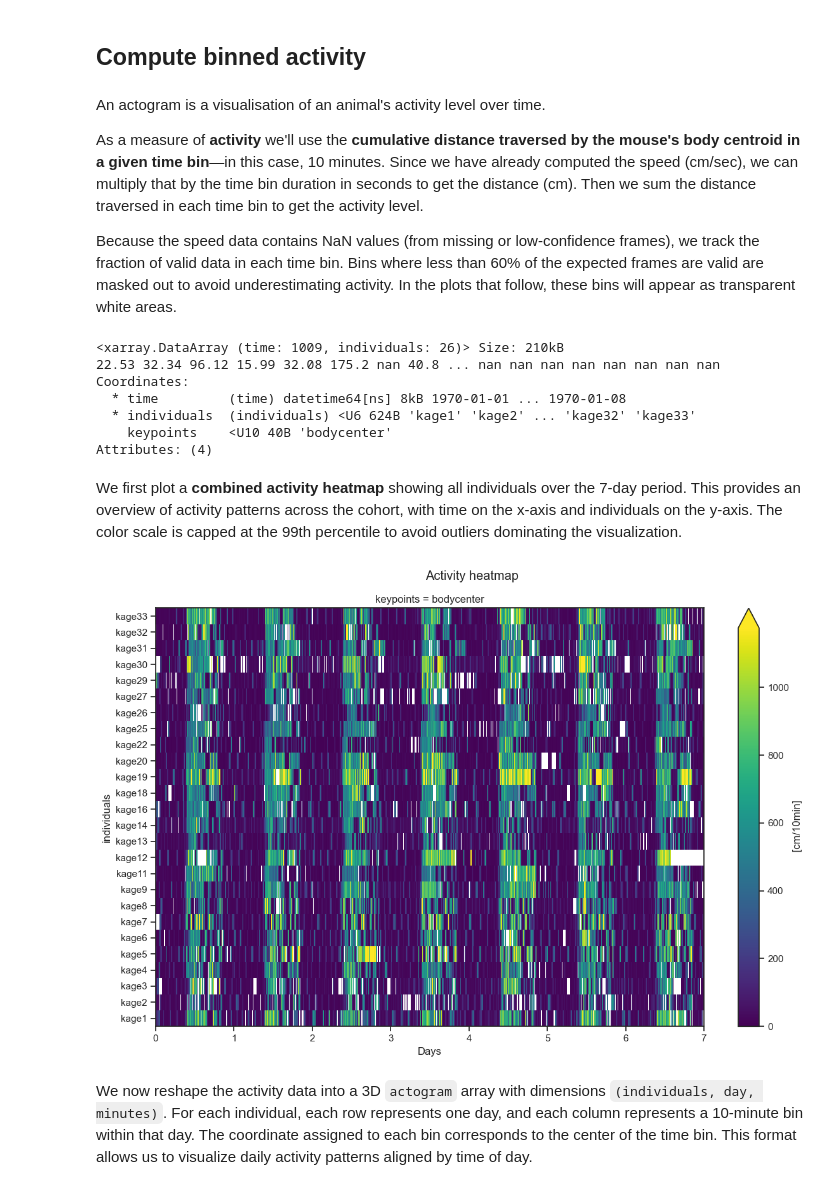
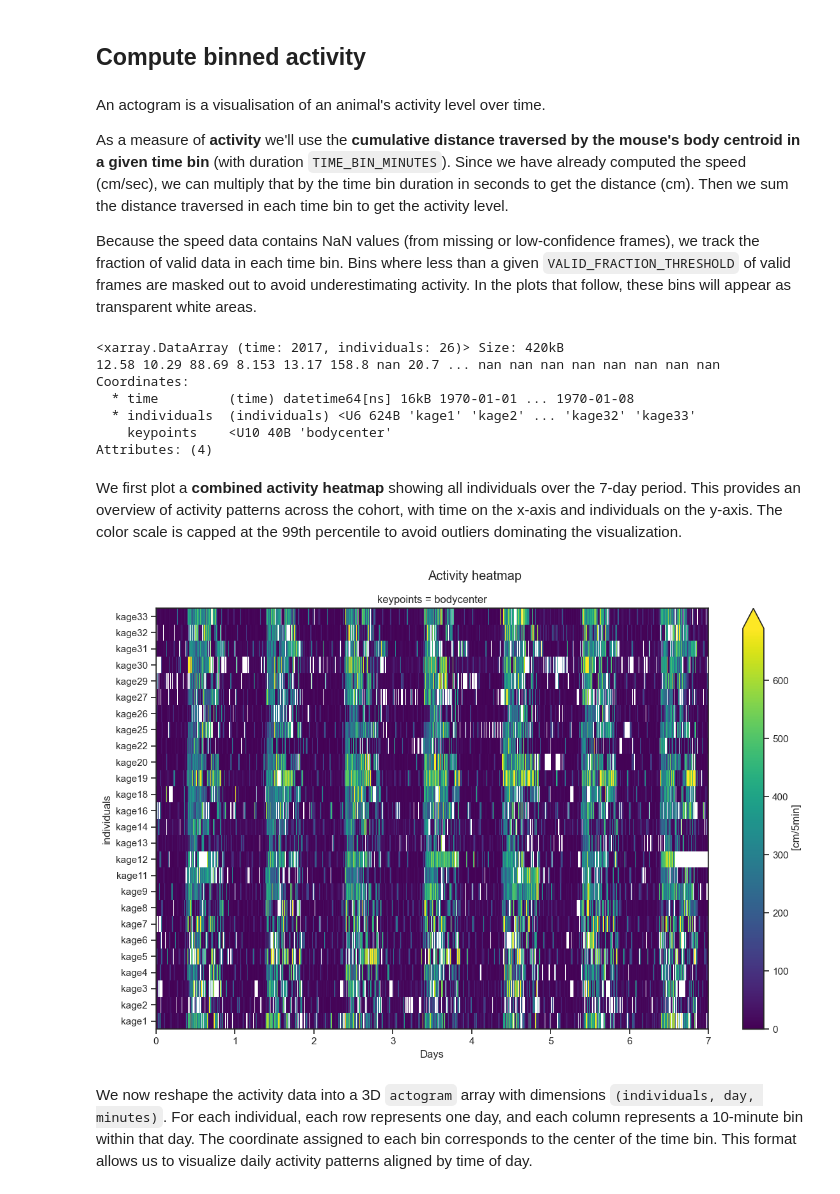
Before and after one commit to neuroinformatics-unit/smart-kages-movement, a Jupyter notebook: notebooks/05_best_week_overview.ipynb, the cells around one changed output. Drawn from its saved outputs; the diff is of its cells as text; code cells hidden in the pictures.

```diff
--- a/notebooks/05_best_week_overview.ipynb
+++ b/notebooks/05_best_week_overview.ipynb
@@ -28,0 +33,6 @@ Define some global variables and paths.
+# %%
+PIXELS_PER_CM = 10  # pixels per centimeter (need to double-check this value)
+SPEED_THRESHOLD = 4  # speed threshold in cm/sec for moving vs stationary
+DARK_PERIOD = ("09:30", "20:30")  # dark period in hh:mm format
+TIME_BIN_MINUTES = 5  # time bin size in minutes
+VALID_FRACTION_THRESHOLD = 0.7  # min fraction of valid frames per bin for activity
@@ -55,10 +62,4 @@ Define the light-dark cycle, and other parameters for activity computation and p
 # %%
-DARK_PERIOD = ("09:30", "20:30")  # dark period in hh:mm format
-TIME_BIN_MINUTES = 10  # time bin size in minutes
-VALID_FRACTION_THRESHOLD = 0.6  # min fraction of valid frames per bin for activity
-
-
-# Create a helper function that converts hh:mm to minutes
 def clock_to_minutes(t: str) -> int:
     """Convert hh:mm string to total minutes."""
     return int(t.split(":")[0]) * 60 + int(t.split(":")[1])
@@ -350,9 +351,9 @@ for kage in tqdm(ds.individuals.values, total=ds.sizes["individuals"]):
 # %% [markdown]
 An actogram is a visualisation of an animal's activity level over time.
 
-As a measure of **activity** we'll use the **cumulative distance traversed by the mouse's body centroid in a given time bin**—in this case, 10 minutes. Since we have already computed the speed (cm/sec), we can multiply that by the time bin duration in seconds to get the distance (cm). Then we sum the distance traversed in each time bin to get the activity level.
+As a measure of **activity** we'll use the **cumulative distance traversed by the mouse's body centroid in a given time bin** (with duration `TIME_BIN_MINUTES`). Since we have already computed the speed (cm/sec), we can multiply that by the time bin duration in seconds to get the distance (cm). Then we sum the distance traversed in each time bin to get the activity level.
 
-Because the speed data contains NaN values (from missing or low-confidence frames), we track the fraction of valid data in each time bin. Bins where less than 60% of the expected frames are valid are masked out to avoid underestimating activity.
+Because the speed data contains NaN values (from missing or low-confidence frames), we track the fraction of valid data in each time bin. Bins where less than a given `VALID_FRACTION_THRESHOLD` of valid frames are masked out to avoid underestimating activity.
 In the plots that follow, these bins will appear as transparent white areas.
 # %%
 time_diff = speed.coords["seconds_elapsed"].diff(dim="time")
@@ -370,48 +371,23 @@ activity.attrs["valid_fraction_threshold"] = VALID_FRACTION_THRESHOLD
 activity.attrs["description"] = "Cumulative distance traveled in cm per time bin"
 activity
 # %% [output]
-<xarray.DataArray (time: 1009, individuals: 26)> Size: 210kB
-22.53 32.34 96.12 15.99 32.08 175.2 nan 40.8 ... nan nan nan nan nan nan nan nan
+<xarray.DataArray (time: 2017, individuals: 26)> Size: 420kB
+12.58 10.29 88.69 8.153 13.17 158.8 nan 20.7 ... nan nan nan nan nan nan nan nan
 Coordinates:
-  * time         (time) datetime64[ns] 8kB 1970-01-01 ... 1970-01-08
+  * time         (time) datetime64[ns] 16kB 1970-01-01 ... 1970-01-08
   * individuals  (individuals) <U6 624B 'kage1' 'kage2' ... 'kage32' 'kage33'
     keypoints    <U10 40B 'bodycenter'
 Attributes: (4)
 # %% [markdown]
 We first plot a **combined activity heatmap** showing all individuals over the 7-day period. This provides an overview of activity patterns across the cohort, with time on the x-axis and individuals on the y-axis. The color scale is capped at the 99th percentile to avoid outliers dominating the visualization.
 # %%
-fig, ax = plt.subplots(figsize=(12, 8))
-
-activity_vmax = activity.quantile(0.99).item()  # use 99th percentile for vmax
-
-activity.plot.pcolormesh(
-    x="time",
-    y="individuals",
-    ax=ax,
+plot_activity_heatmap(
+    activity,
+    save_path=best_week_dir / "activity_heatmap.png",
     cmap="viridis",
-    vmin=0,
-    vmax=activity_vmax,
 )
-
-# Replace xtick labels with number of days since start
-week_start, week_end = ds.time.min().item(), ds.time.max().item()
-daily_ticks = pd.date_range(start=week_start, end=week_end, freq="D")
-daily_tick_labels = [
-    int((pd.Timestamp(tick) - pd.Timestamp(week_start)).days) for tick in daily_ticks
-]
-ax.set_xticks(daily_ticks)
-ax.set_xticklabels(daily_tick_labels)
-ax.set_xlabel("Days")
-ax.set_ylim(-0.5, len(ds.individuals) - 0.5)
-
-
-plt.suptitle("Activity heatmap")
-plt.tight_layout()
-
-activity_hist_path = best_week_dir / "activity_heatmap.png"
-fig.savefig(activity_hist_path, dpi=128)
 # %% [output]
-[figure, old version]
+[figure, new version]
 # %% [markdown]
 We now reshape the activity data into a 3D `actogram` array with dimensions `(individuals, day, minutes)`. For each individual, each row represents one day, and each column represents a 10-minute bin within that day. The coordinate assigned to each bin corresponds to the center of the time bin. This format allows us to visualize daily activity patterns aligned by time of day.
 # %%
```
Also changed, not shown: parts of 9 cells of this notebook, 1 other file.
